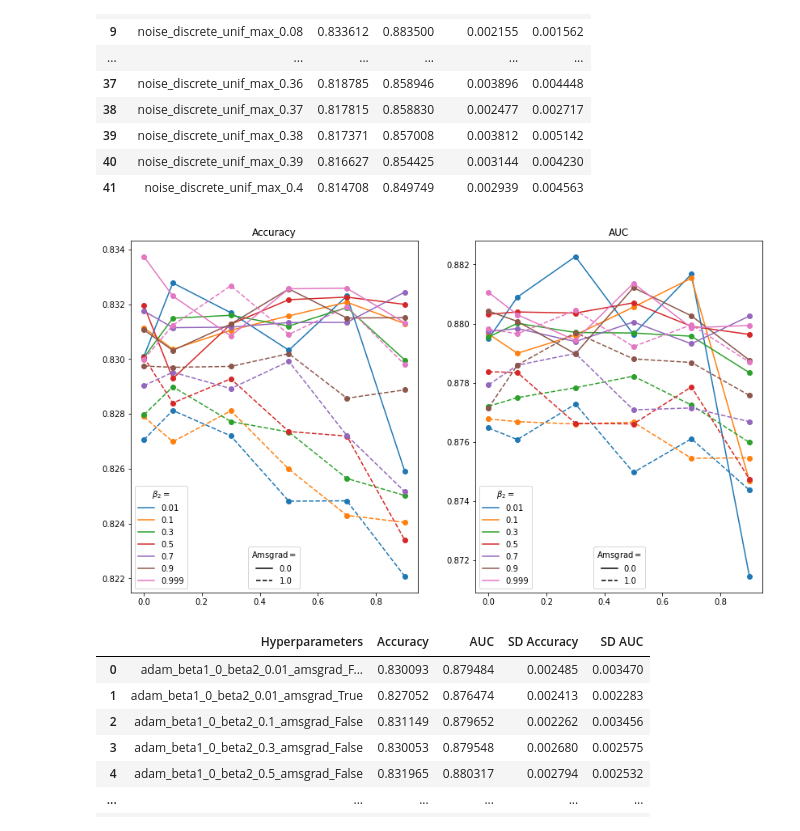
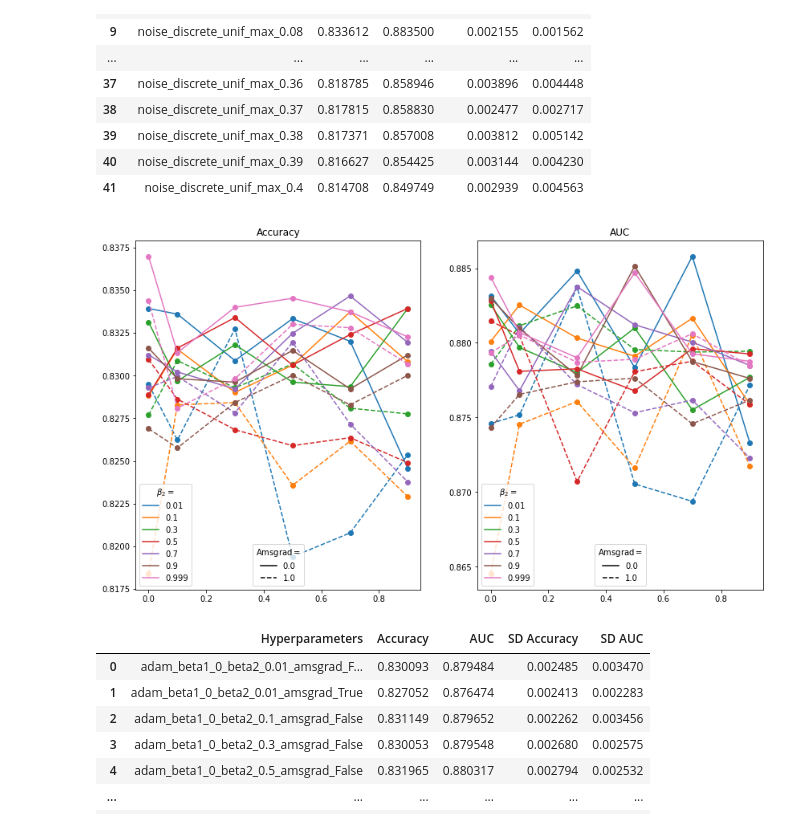
Before and after one commit to ArneRustad/Master-thesis-cf, a Jupyter notebook: scripts/tabGAN_hyperparam_tuning.ipynb, the cells around one changed output. Cells and saved outputs as stored; diff of their text form; code cells hidden in the pictures.

```diff
--- a/scripts/tabGAN_hyperparam_tuning.ipynb
+++ b/scripts/tabGAN_hyperparam_tuning.ipynb
@@ -956,24 +957,24 @@ helpers.hp_tuning.generate_multiple_datasets_for_multiple_hyperparameters(
 # %%
 result_adam_betas = helpers.hp_tuning.evaluate_hyperparams_through_prediction(
     data_train=data_train,
     data_test=data_test,
     dataset_dir=const.dir.hyperparams_tuning(),
     hyperparams_vec= adam_betas_vec,
     hyperparams_name = "adam",
     hyperparams_subname = ["beta1", "beta2", "amsgrad"],
     subfolder="tabGAN-qtr",
-    n_synthetic_datasets = n_synthetic_datasets_adam_betas_comparison,
+    n_synthetic_datasets = 1, #n_synthetic_datasets_adam_betas_comparison,
     save_dir = const.dir.images(),
     save_path = "predictive_performance_against_adam_betas.svg",
     legend_pos=["lower left", "lower center"],
     x_scale="linear",
     incl_comparison_folder=True,
     allow_not_complete_hp_vec=True,
     legend_title= [r"$\beta_2=$", r"Amsgrad$=$"],
     separate_legends=True
 )
 # %% [output]
-[figure, old version]
+[figure, new version]
 # %%
 result_adam_betas
 # %% [output]
```
Also changed, not shown: parts of 43 cells of this notebook, 7 other files.
